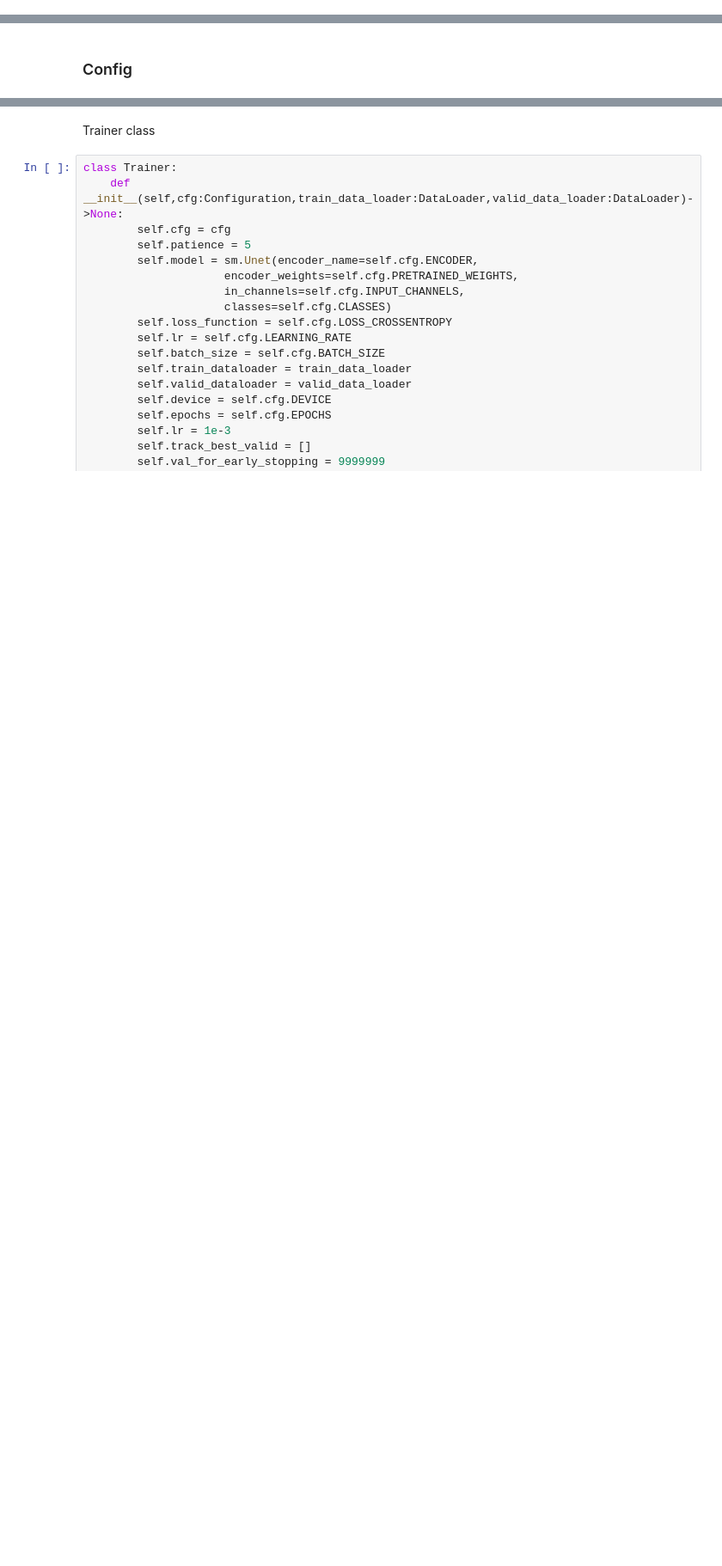
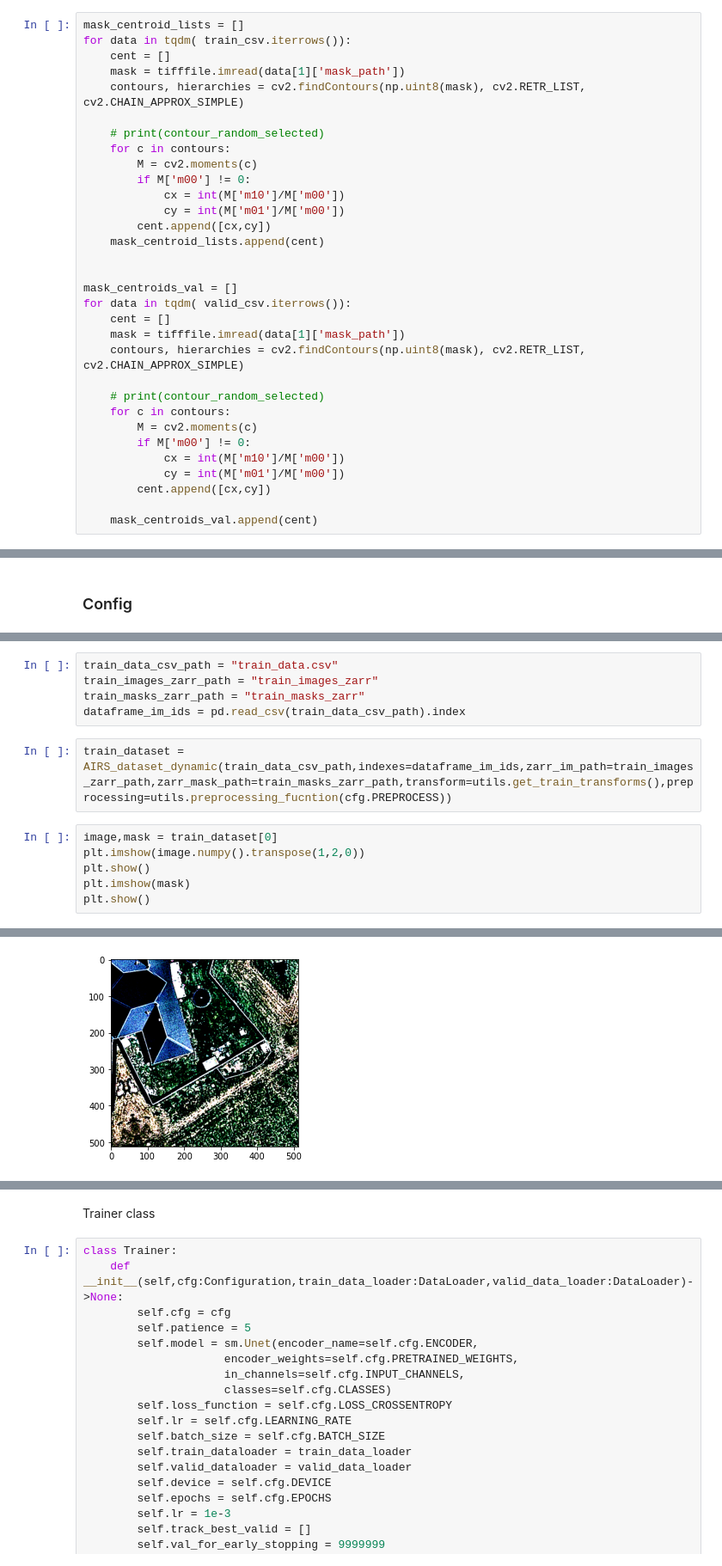
Before and after one commit to j-sripad/Roof_segmentation, a Jupyter notebook: Training.ipynb, the cells around one changed output, grey strips where cells are left out. Shown at 86% size. Saved outputs shown, nothing was run; the diff lists cells and outputs as text; blank space fills up the shorter version.

Commit message:
dataloader with random patch sampler + zarr
dataloader with random patch sampler + zarr implementation

```diff
--- a/Training.ipynb
+++ b/Training.ipynb
@@ -32,0 +75,32 @@ from torch.optim.lr_scheduler import OneCycleLR
+# %%
+mask_centroid_lists = []
+for data in tqdm( train_csv.iterrows()):
+    cent = []
+    mask = tifffile.imread(data[1]['mask_path'])
+    contours, hierarchies = cv2.findContours(np.uint8(mask), cv2.RETR_LIST, cv2.CHAIN_APPROX_SIMPLE)
+
+    # print(contour_random_selected)
+    for c in contours:
+        M = cv2.moments(c)
+        if M['m00'] != 0:
+            cx = int(M['m10']/M['m00'])
+            cy = int(M['m01']/M['m00'])
+        cent.append([cx,cy])
+    mask_centroid_lists.append(cent)
+
+
+mask_centroids_val = []
+for data in tqdm( valid_csv.iterrows()):
+    cent = []
+    mask = tifffile.imread(data[1]['mask_path'])
+    contours, hierarchies = cv2.findContours(np.uint8(mask), cv2.RETR_LIST, cv2.CHAIN_APPROX_SIMPLE)
+
+    # print(contour_random_selected)
+    for c in contours:
+        M = cv2.moments(c)
+        if M['m00'] != 0:
+            cx = int(M['m10']/M['m00'])
+            cy = int(M['m01']/M['m00'])
+        cent.append([cx,cy])
+
+    mask_centroids_val.append(cent)
@@ -89,0 +222,14 @@ cfg = Configuration()
+# %%
+train_data_csv_path = "train_data.csv"
+train_images_zarr_path = "train_images_zarr"
+train_masks_zarr_path = "train_masks_zarr"
+dataframe_im_ids = pd.read_csv(train_data_csv_path).index
+# %%
+train_dataset = AIRS_dataset_dynamic(train_data_csv_path,indexes=dataframe_im_ids,zarr_im_path=train_images_zarr_path,zarr_mask_path=train_masks_zarr_path,transform=utils.get_train_transforms(),preprocessing=utils.preprocessing_fucntion(cfg.PREPROCESS))
+# %%
+image,mask = train_dataset[0]
+plt.imshow(image.numpy().transpose(1,2,0))
+plt.show()
+plt.imshow(mask)
+plt.show()
+# %% [output]
@@ -89,0 +237 @@ cfg = Configuration()
+[figure, added]
```
Also changed, not shown: parts of 19 cells of this notebook, 1 other file.
